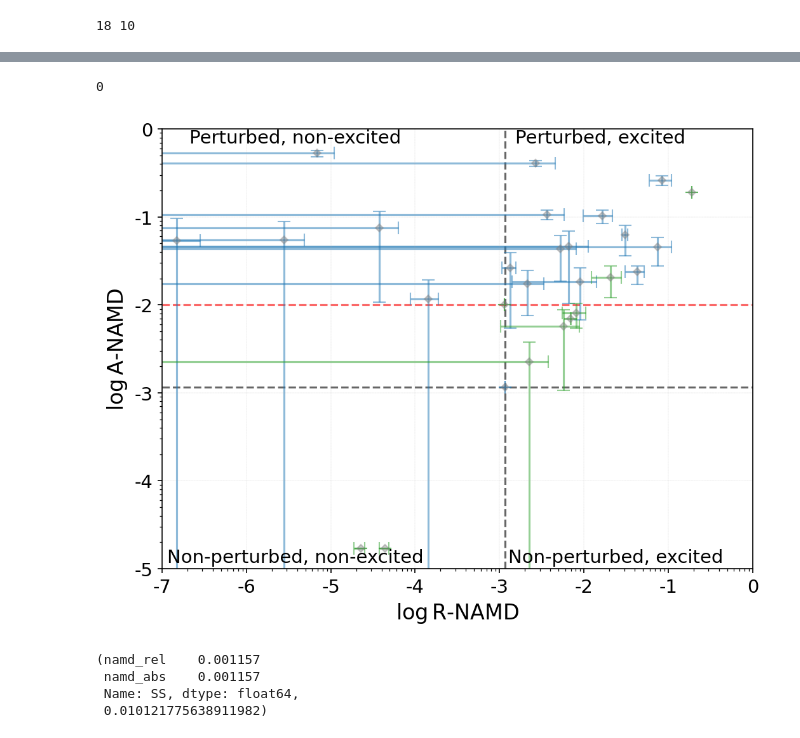
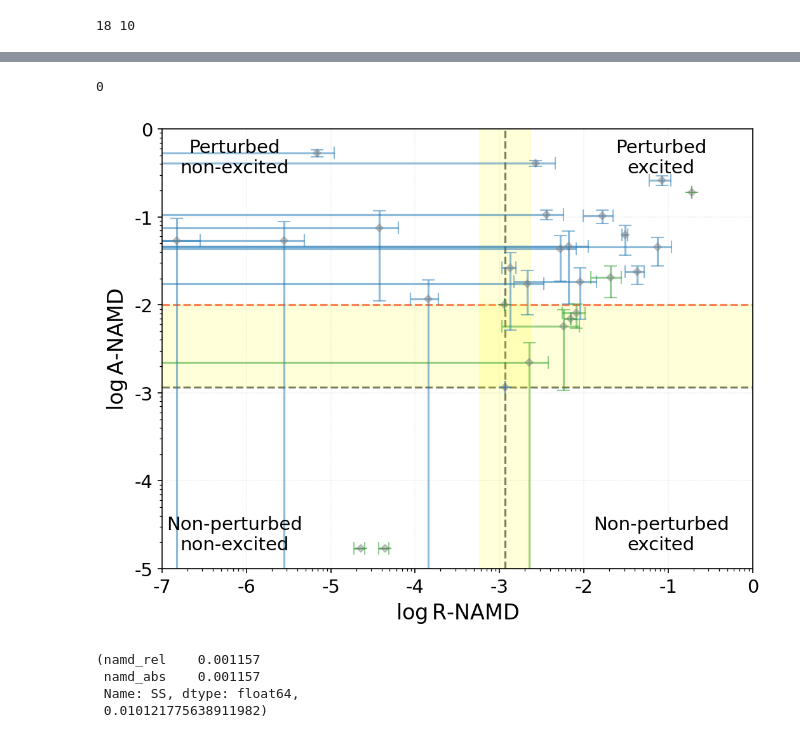
Before and after one commit to abocchieri/ExoNAMD, a Jupyter notebook: notebook/paper_fig2-4.ipynb, the cells around one changed output, grey strips where cells are left out. Saved outputs shown, nothing was run; the diff lists cells and outputs as text; code cells hidden in the pictures.

Commit message:
updated 4-quadrants plot

```diff
--- a/notebook/paper_fig2-4.ipynb
+++ b/notebook/paper_fig2-4.ipynb
@@ -426,38 +426,59 @@ plt.hlines(
     *plt.xlim(),
     colors=["r"],
     linestyles=["--"],
     alpha=0.6,
     zorder=0
 )
 
-fig.text(0.3, 0.865, "Perturbed, non-excited", ha="center", va="center")
-fig.text(0.7, 0.865, "Perturbed, excited", ha="center", va="center")
+# highlight in yellow the region between the two horizontal lines
 
-fig.text(0.3, 0.13, "Non-perturbed, non-excited", ha="center", va="center")
-fig.text(0.72, 0.13, "Non-perturbed, excited", ha="center", va="center")
+plt.axhspan(
+    df_namd_plot.loc["SS"]["namd_abs"],
+    df_namd_fake.loc["SSE"]["namd_abs"],
+    xmin=0,
+    xmax=1,
+    color="yellow",
+    alpha=0.15,
+    zorder=0
+)
+# highlight in yellow also the region between the two (not plotted) vertical lines representing half and twice the namd_rel of the solar system
+plt.fill_betweenx(
+    y=[ymin, ymax],
+    x1=df_namd_plot.loc["SS"]["namd_rel"] / 2,
+    x2=df_namd_plot.loc["SS"]["namd_rel"] * 2,
+    color="yellow",
+    alpha=0.15,
+    zorder=0
+)
+
+fig.text(0.22, 0.83, "Perturbed\nnon-excited", ha="center", va="center")
+fig.text(0.78, 0.83, "Perturbed\nexcited", ha="center", va="center")
+
+fig.text(0.22, 0.17, "Non-perturbed\nnon-excited", ha="center", va="center")
+fig.text(0.78, 0.17, "Non-perturbed\nexcited", ha="center", va="center")
 plt.grid(which="major", lw=0.15, ls="--", alpha=0.8)
 
 from matplotlib.ticker import LogLocator, FuncFormatter, NullFormatter
 ax.xaxis.set_major_locator(LogLocator(base=10))
 ax.xaxis.set_major_formatter(
     FuncFormatter(lambda y, pos: f"{int(np.log10(y))}" if y > 0 else "")
 )
 ax.xaxis.set_minor_formatter(NullFormatter())
 ax.yaxis.set_major_locator(LogLocator(base=10))
 ax.yaxis.set_major_formatter(
     FuncFormatter(lambda y, pos: f"{int(np.log10(y))}" if y > 0 else "")
 )
 ax.yaxis.set_minor_formatter(NullFormatter())
 
 plt.savefig(
     "/home/ariel/andrea.bocchieri/DATA/ExoNAMD/notebook/plots/four_quadrants_plot_paper.pdf",
     bbox_inches="tight",
     dpi=300,
 )
 plt.show()
 # %% [output]
 0
-[figure, old version]
+[figure, new version]
 # %%
 df_namd_plot.loc["SS"][["namd_rel", "namd_abs"]], df_namd_fake.loc["SSE"]["namd_abs"]
 # %% [output]
```
Also changed, not shown: parts of 6 cells of this notebook, 2 other files.
